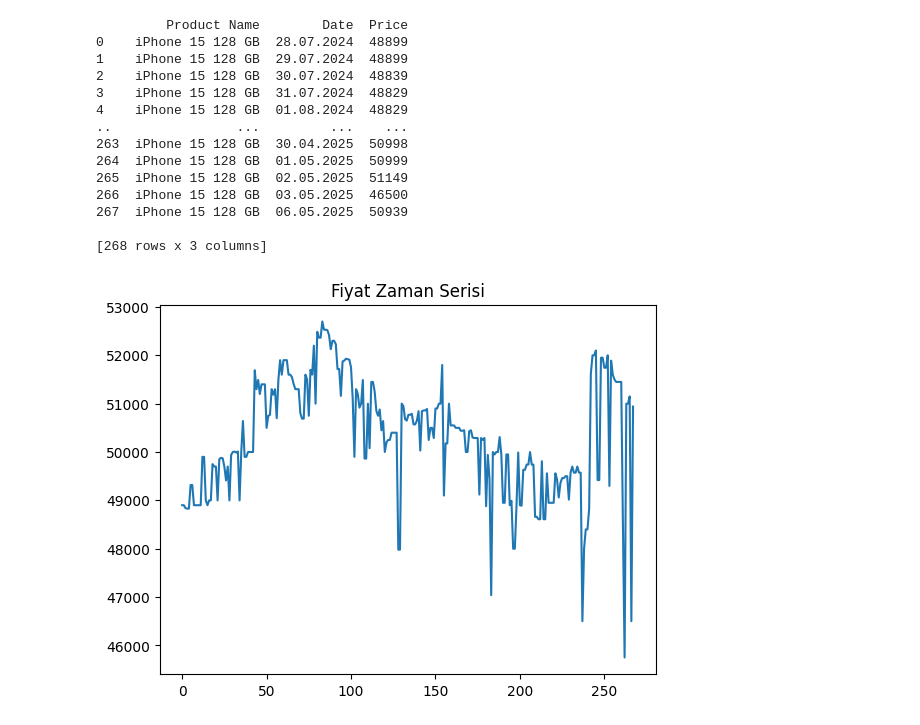
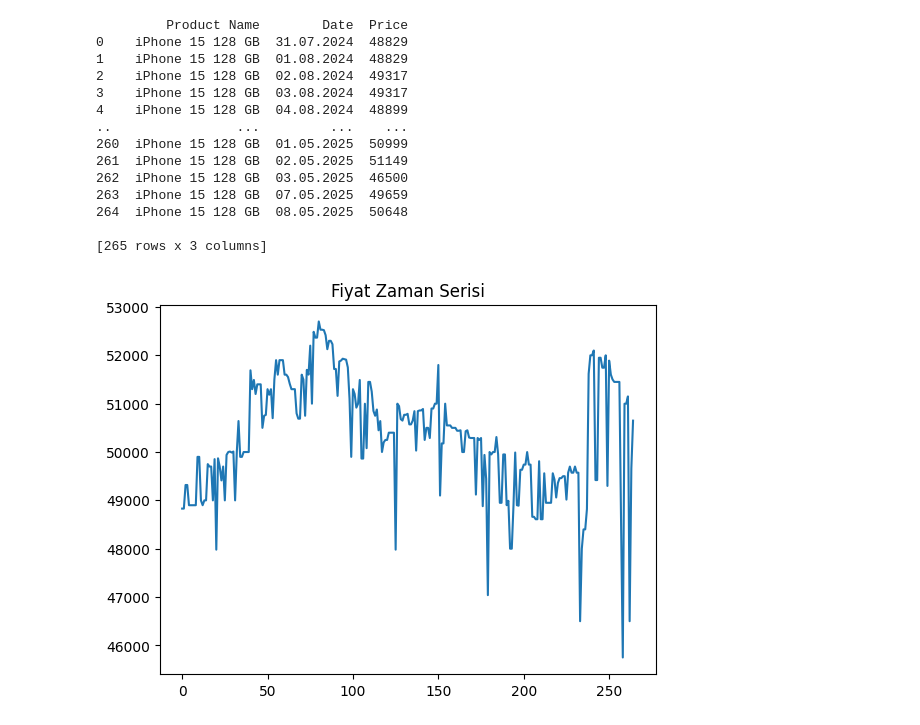
Before and after one commit to doganenes/AIBazaar, a Jupyter notebook: AI/utils/arima.ipynb, the cells around one changed output. Cells and saved outputs as stored; diff of their text form; code cells hidden in the pictures.

```diff
--- a/AI/utils/arima.ipynb
+++ b/AI/utils/arima.ipynb
@@ -6,27 +5,30 @@ from statsmodels.tsa.arima.model import ARIMA
 import matplotlib.pyplot as plt
 # %%
 df = pd.read_csv(r"csv/akakce.csv")
+df = df[df["Product Name"] == "iPhone 15 128 GB"]
 df["Price"] = df["Price"].apply(lambda x: int(str(x).replace(" TL", "").split(",")[0].replace(".", "")))
 df = df.drop_duplicates(subset=["Date"])
+#df = df.drop_duplicates(subset=["Price"])
 df = df.reset_index(drop=True)
 df['Price'].plot(title='Fiyat Zaman Serisi')
+
 print(df)
 # %% [output]
          Product Name        Date  Price
-0    iPhone 15 128 GB  28.07.2024  48899
-1    iPhone 15 128 GB  29.07.2024  48899
-2    iPhone 15 128 GB  30.07.2024  48839
-3    iPhone 15 128 GB  31.07.2024  48829
-4    iPhone 15 128 GB  01.08.2024  48829
+0    iPhone 15 128 GB  31.07.2024  48829
+1    iPhone 15 128 GB  01.08.2024  48829
+2    iPhone 15 128 GB  02.08.2024  49317
+3    iPhone 15 128 GB  03.08.2024  49317
+4    iPhone 15 128 GB  04.08.2024  48899
 ..                ...         ...    ...
-263  iPhone 15 128 GB  30.04.2025  50998
-264  iPhone 15 128 GB  01.05.2025  50999
-265  iPhone 15 128 GB  02.05.2025  51149
-266  iPhone 15 128 GB  03.05.2025  46500
-267  iPhone 15 128 GB  06.05.2025  50939
+260  iPhone 15 128 GB  01.05.2025  50999
+261  iPhone 15 128 GB  02.05.2025  51149
+262  iPhone 15 128 GB  03.05.2025  46500
+263  iPhone 15 128 GB  07.05.2025  49659
+264  iPhone 15 128 GB  08.05.2025  50648
 
-[268 rows x 3 columns]
+[265 rows x 3 columns]
-[figure, old version]
+[figure, new version]
 # %%
 model = ARIMA(df['Price'], order=(3, 1, 1))
 model_fit = model.fit()
```
Also changed, not shown: parts of 8 cells of this notebook, 2 other files.
